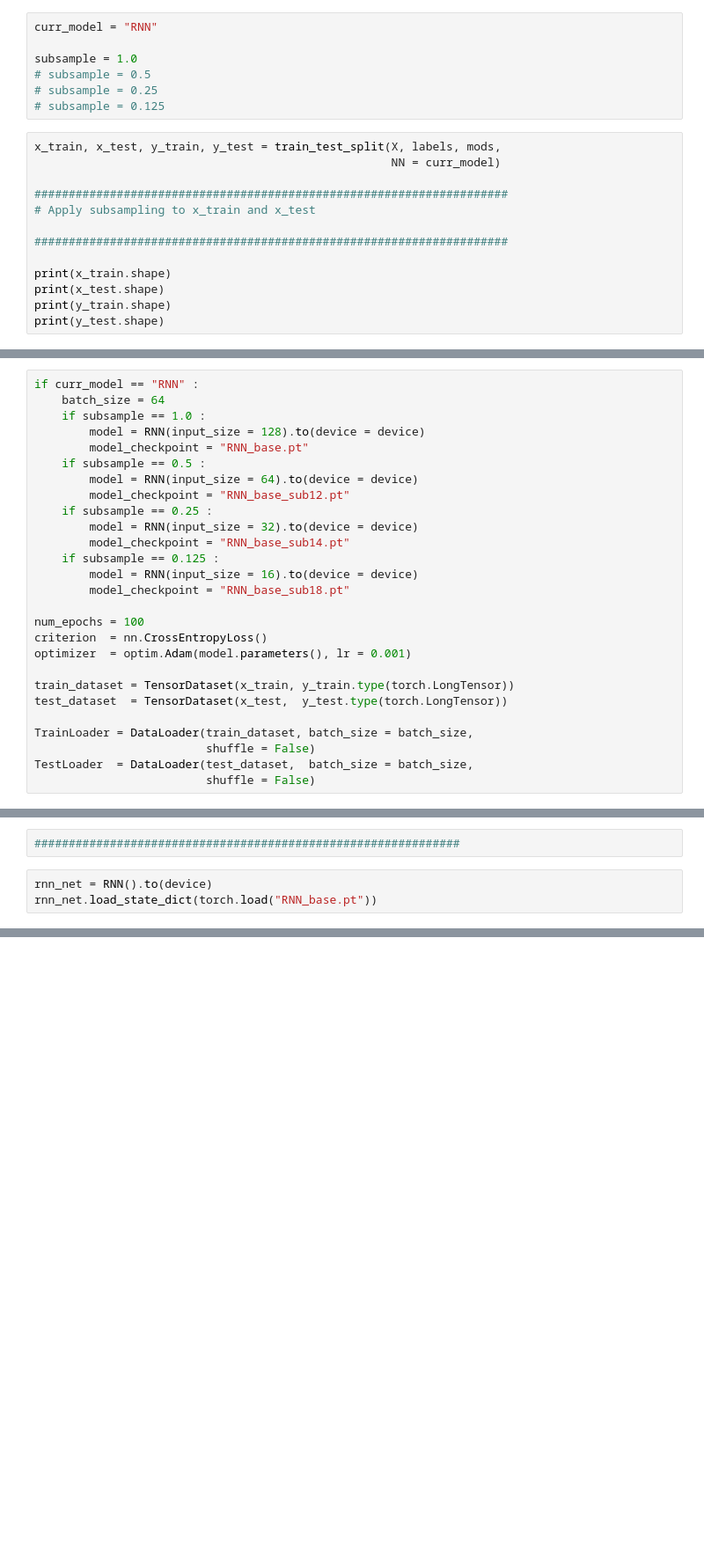
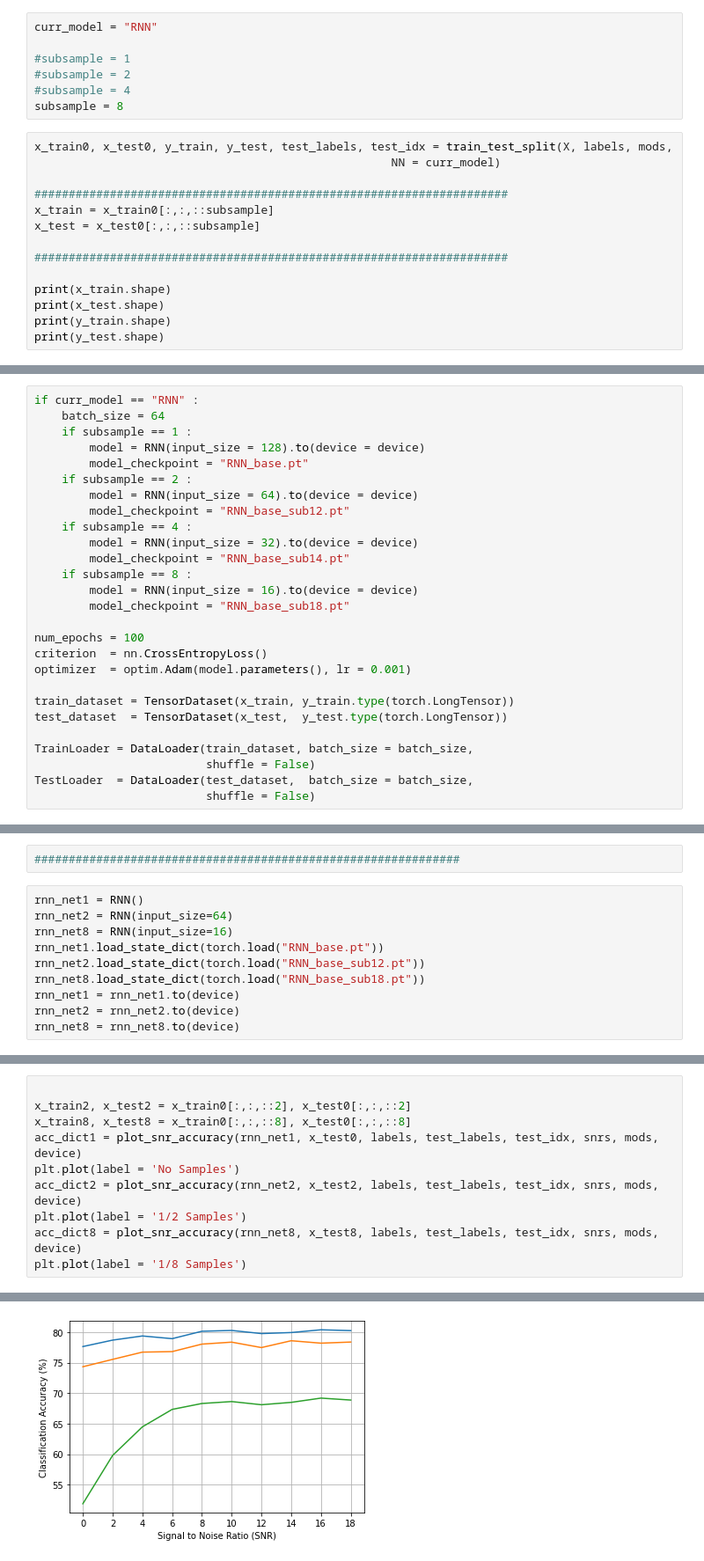
Before and after one commit to baina23/Robust-AMC, a Jupyter notebook: RNN_main.ipynb, the cells around one changed output, grey strips where cells are left out. Shown at 88% size. Cells and saved outputs as stored; diff of their text form; blank space fills up the shorter version.

```diff
--- a/RNN_main.ipynb
+++ b/RNN_main.ipynb
@@ -65,16 +62,17 @@ print(len(labels))
 # %%
 curr_model = "RNN"
 
-subsample = 1.0
-# subsample = 0.5
-# subsample = 0.25
-# subsample = 0.125
+#subsample = 1
+#subsample = 2
+#subsample = 4
+subsample = 8
 # %%
-x_train, x_test, y_train, y_test = train_test_split(X, labels, mods,
+x_train0, x_test0, y_train, y_test, test_labels, test_idx = train_test_split(X, labels, mods,
                                                     NN = curr_model)
 
 #####################################################################
-# Apply subsampling to x_train and x_test
+x_train = x_train0[:,:,::subsample]
+x_test = x_test0[:,:,::subsample]
 
 #####################################################################
 
@@ -90,16 +88,16 @@ torch.Size([120000])
 # %%
 if curr_model == "RNN" :
     batch_size = 64
-    if subsample == 1.0 :
+    if subsample == 1 :
         model = RNN(input_size = 128).to(device = device)
         model_checkpoint = "RNN_base.pt"
-    if subsample == 0.5 :
+    if subsample == 2 :
         model = RNN(input_size = 64).to(device = device)
         model_checkpoint = "RNN_base_sub12.pt"
-    if subsample == 0.25 :
+    if subsample == 4 :
         model = RNN(input_size = 32).to(device = device)
         model_checkpoint = "RNN_base_sub14.pt"
-    if subsample == 0.125 :
+    if subsample == 8 :
         model = RNN(input_size = 16).to(device = device)
         model_checkpoint = "RNN_base_sub18.pt"
 
@@ -173,5 +189,12 @@ print("Training Complete!")
 # %%
 ##############################################################
 # %%
-rnn_net = RNN().to(device)
-rnn_net.load_state_dict(torch.load("RNN_base.pt"))
+rnn_net1 = RNN()
+rnn_net2 = RNN(input_size=64)
+rnn_net8 = RNN(input_size=16)
+rnn_net1.load_state_dict(torch.load("RNN_base.pt"))
+rnn_net2.load_state_dict(torch.load("RNN_base_sub12.pt"))
+rnn_net8.load_state_dict(torch.load("RNN_base_sub18.pt"))
+rnn_net1 = rnn_net1.to(device)
+rnn_net2 = rnn_net2.to(device)
+rnn_net8 = rnn_net8.to(device)
@@ -184,0 +204,11 @@ RNN_base Accuracy = 0.7443
+# %%
+
+x_train2, x_test2 = x_train0[:,:,::2], x_test0[:,:,::2]
+x_train8, x_test8 = x_train0[:,:,::8], x_test0[:,:,::8]
+acc_dict1 = plot_snr_accuracy(rnn_net1, x_test0, labels, test_labels, test_idx, snrs, mods, device)
+plt.plot(label = 'No Samples')
+acc_dict2 = plot_snr_accuracy(rnn_net2, x_test2, labels, test_labels, test_idx, snrs, mods, device)
+plt.plot(label = '1/2 Samples')
+acc_dict8 = plot_snr_accuracy(rnn_net8, x_test8, labels, test_labels, test_idx, snrs, mods, device)
+plt.plot(label = '1/8 Samples')
+# %% [output]
@@ -184,0 +216 @@ RNN_base Accuracy = 0.7443
+[figure, added]
```
Also changed, not shown: parts of 7 cells of this notebook, 10 other files.
